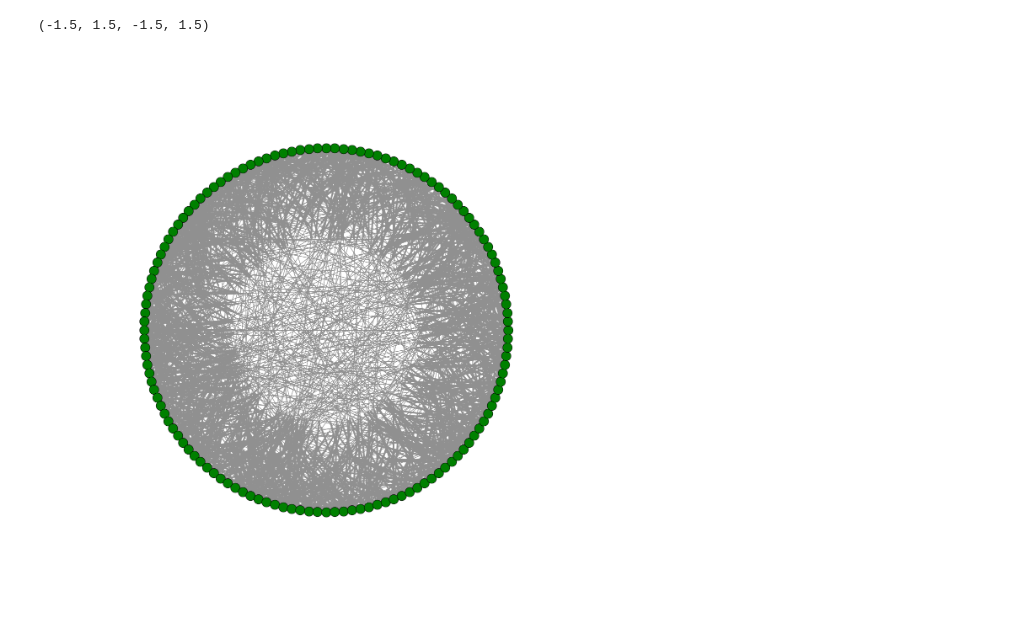
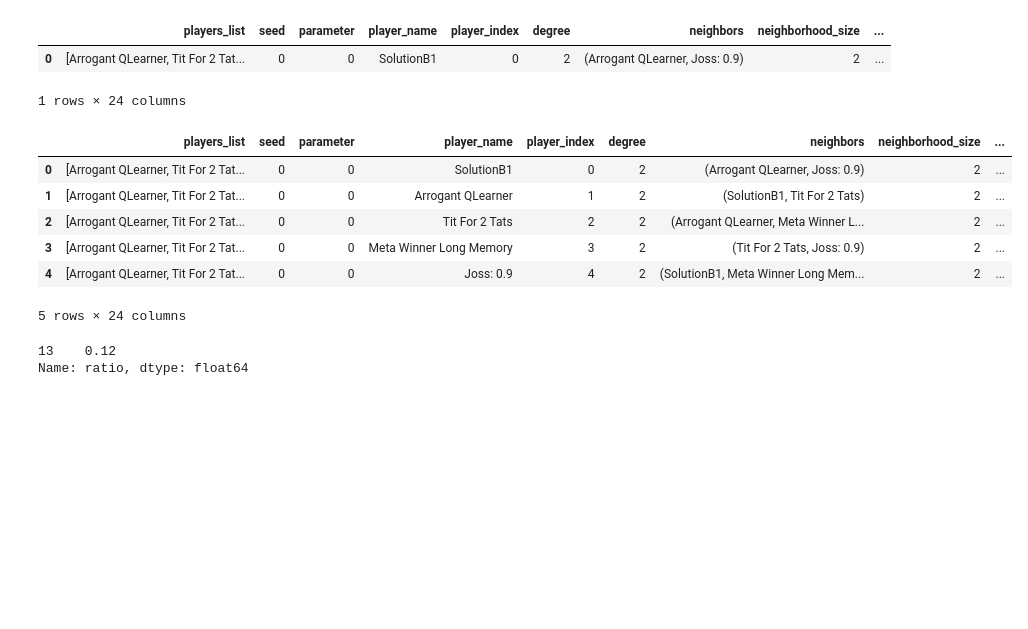
Before and after one commit to Nikoleta-v3/jobs, a Jupyter notebook: 2xsizesx3xtopologies.ipynb, the cells around one changed output. Saved outputs shown, nothing was run; the diff lists cells and outputs as text; code cells hidden in the pictures; blank space fills up the shorter version.

```diff
--- a/2xsizesx3xtopologies.ipynb
+++ b/2xsizesx3xtopologies.ipynb
@@ -33,0 +50,9 @@ for i in range(len(cycle_five['player_name'])) :
+# %%
+# frequency for the ratio
+freq = pd.value_counts(cycle_five['player_name'].values)
+Freq = pd.DataFrame({'player_name' : list(freq.index),
+                               'freq' : freq.values})
+# %%
+# ratio
+ratio = pd.merge(wining,Freq)
+ratio['ratio'] = ratio.wins/ratio.freq
@@ -33,0 +65,5 @@ for i in range(len(cycle_five['player_name'])) :
+# %%
+ratio = ratio.sort('ratio')
+names = ratio.player_name
+ratio.to_csv("/home/nikoleta/Desktop/{}-ratio.csv".format(name))
+ratio
@@ -33,0 +106,3 @@ for i in range(len(cycle_five['player_name'])) :
+# %%
+# normilizes score
+data['normalised_score'] = data.average_score/data.frequency
@@ -33,0 +172,25 @@ for i in range(len(cycle_five['player_name'])) :
+# %%
+data.merge(ratio, on='player_name')
+data.head(1)
+# %% [output]
+|  | players_list | seed | parameter | player_name | player_index | degree | neighbors | neighborhood_size | ... |
+| 0 | [Arrogant QLearner, Tit For 2 Tat... | 0 | 0 | SolutionB1 | 0 | 2 | (Arrogant QLearner, Joss: 0.9) | 2 | ... |
+1 rows × 24 columns
+# %%
+data.merge(ratio, on='player_name')
+data.head()
+# %% [output]
+|  | players_list | seed | parameter | player_name | player_index | degree | neighbors | neighborhood_size | ... |
+| 0 | [Arrogant QLearner, Tit For 2 Tat... | 0 | 0 | SolutionB1 | 0 | 2 | (Arrogant QLearner, Joss: 0.9) | 2 | ... |
+| 1 | [Arrogant QLearner, Tit For 2 Tat... | 0 | 0 | Arrogant QLearner | 1 | 2 | (SolutionB1, Tit For 2 Tats) | 2 | ... |
+| 2 | [Arrogant QLearner, Tit For 2 Tat... | 0 | 0 | Tit For 2 Tats | 2 | 2 | (Arrogant QLearner, Meta Winner L... | 2 | ... |
+| 3 | [Arrogant QLearner, Tit For 2 Tat... | 0 | 0 | Meta Winner Long Memory | 3 | 2 | (Tit For 2 Tats, Joss: 0.9) | 2 | ... |
+| 4 | [Arrogant QLearner, Tit For 2 Tat... | 0 | 0 | Joss: 0.9 | 4 | 2 | (SolutionB1, Meta Winner Long Mem... | 2 | ... |
+5 rows × 24 columns
+# %%
+temp = data.player_name[1] == ratio.player_name
+yolo =  ratio.ratio[temp]
+yolo
+# %% [output]
+13    0.12
+Name: ratio, dtype: float64
@@ -34,17 +199,13 @@ for i in range(len(cycle_five['player_name'])) :
 # %%
 # example with cycle five
-# lets create a circular graph with the interactions
+# lets create a circular graph with the interzactions
 import networkx as nx
 import matplotlib.pyplot as plt
 %matplotlib inline
 
 G=nx.DiGraph()
-G.add_nodes_from(cycle_five['player_name'].unique())
-G.add_edges_from(edges)
+G.add_nodes_from(cycle_fifty['player_name'].unique())
 
 plt.figure(figsize=(18,18))
 nx.draw_circular(G,node_color='g', edge_color='#909090', node_size=500)
 plt.axis('equal')
-# %% [output]
-(-1.5, 1.5, -1.5, 1.5)
-[figure, removed]
```
Also changed, not shown: parts of 30 cells of this notebook.
